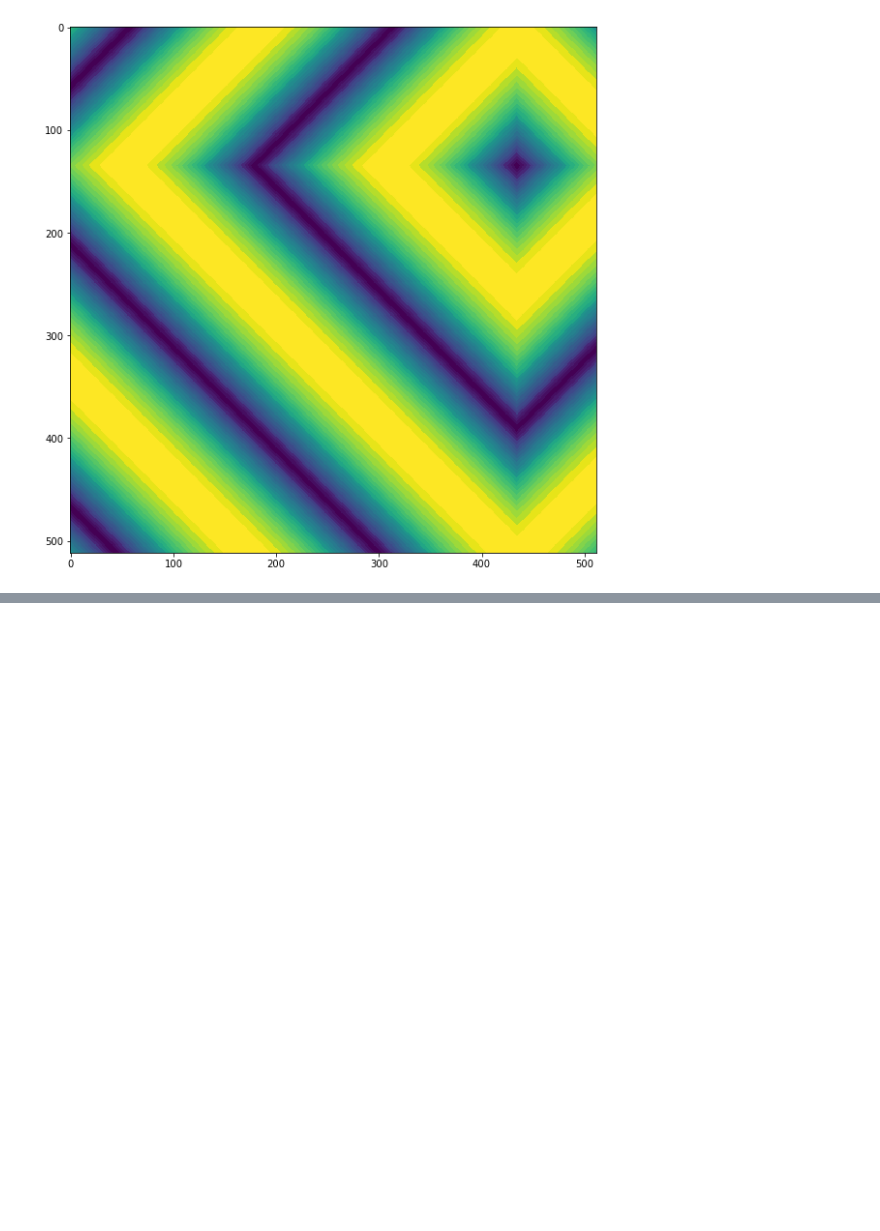
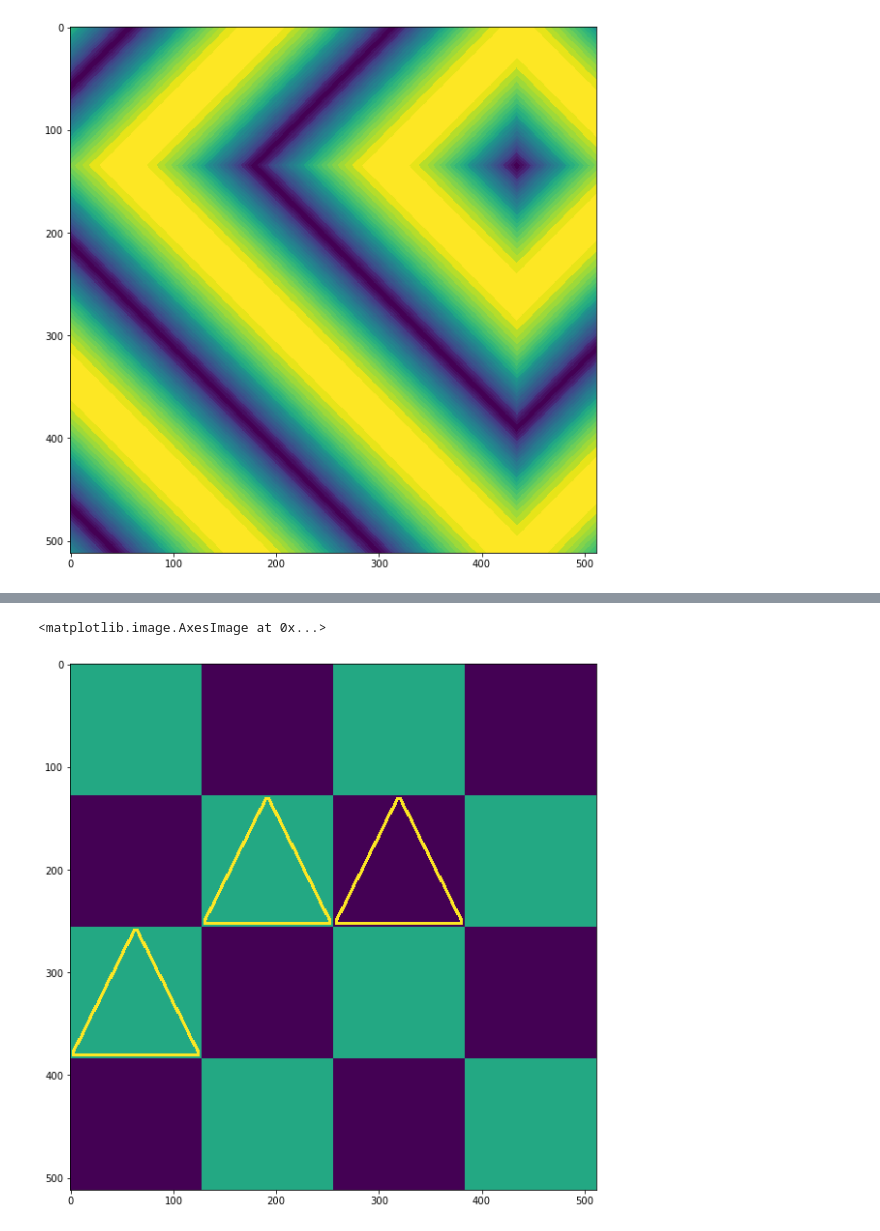
Before and after one commit to alxkornv/University-programming-projects, a Jupyter notebook: HW_NIS.ipynb, the cells around one changed output, grey strips where cells are left out. Cells and saved outputs as stored; diff of their text form; code cells hidden in the pictures; blank space fills up the shorter version.

```diff
--- a/HW_NIS.ipynb
+++ b/HW_NIS.ipynb
@@ -221,0 +261,8 @@ plt.imshow(bufR)
+# %%
+bufG = buf[:,:,1]
+# %%
+plt.figure(figsize = (10,10))
+plt.imshow(bufG)
+# %% [output]
+<matplotlib.image.AxesImage at 0x...>
+[figure, added]
```
Also changed, not shown: parts of 59 cells of this notebook.
